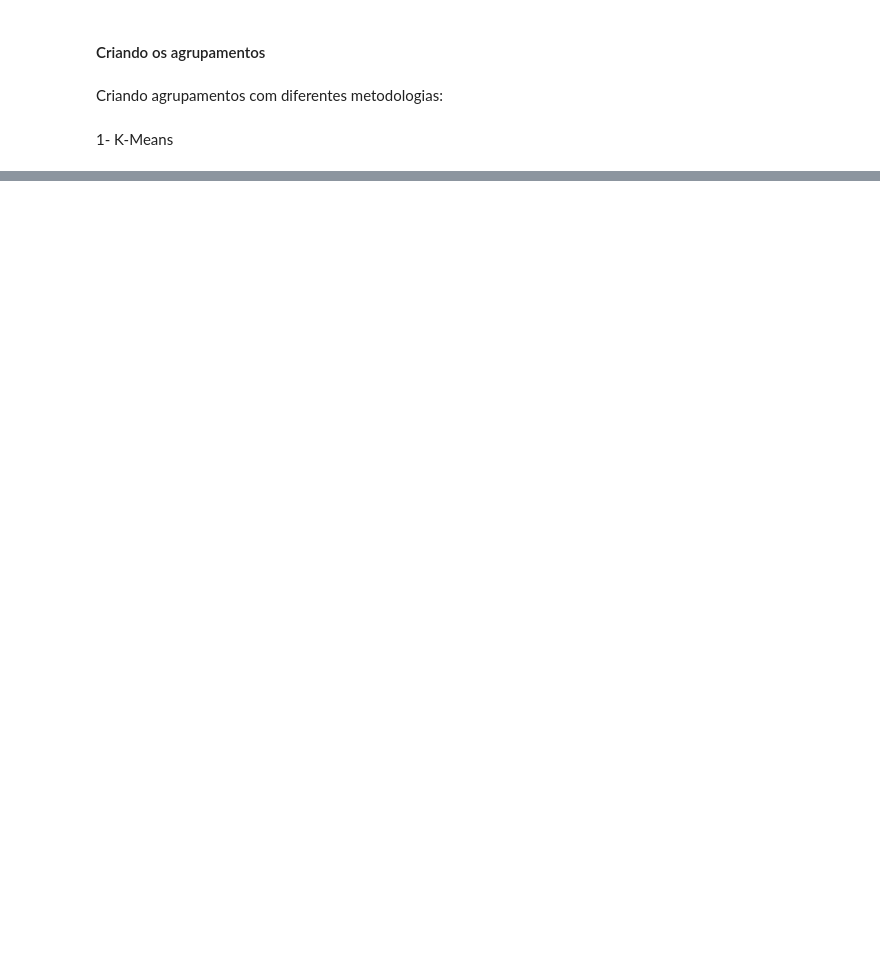
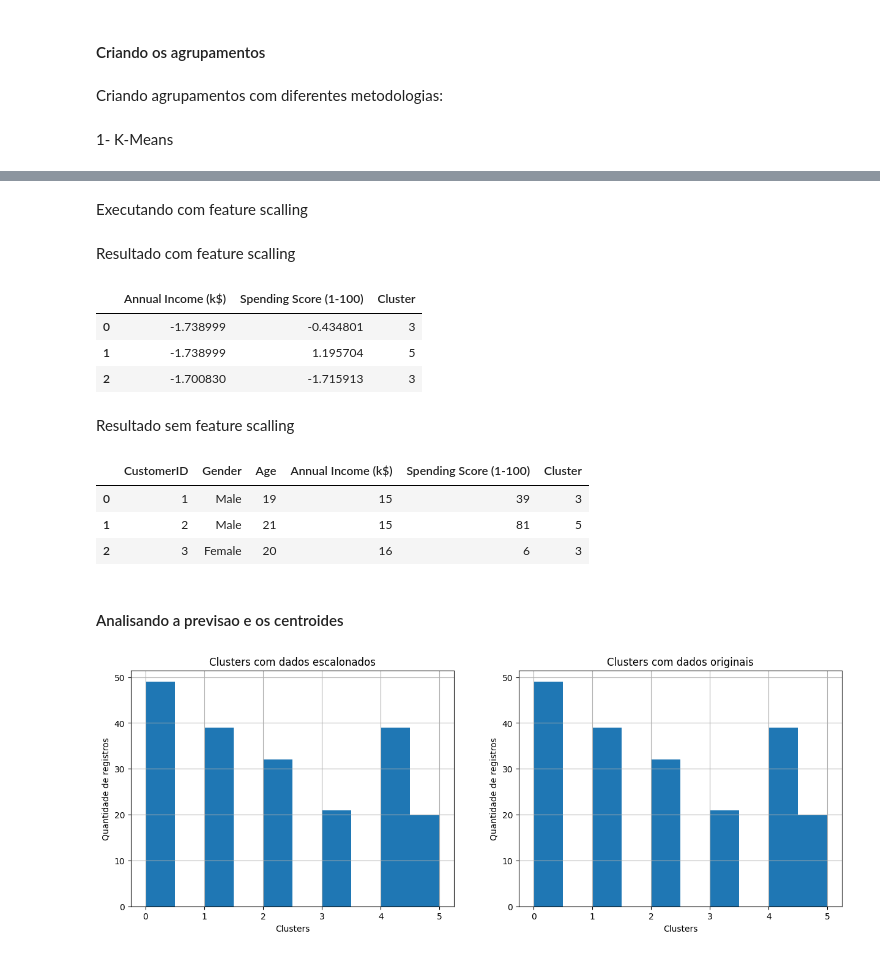
Before and after one commit to torvess/clusterizacao_consumidores_kmeans_Jun-2024, a Jupyter notebook: grupo_consumidores.ipynb, the cells around one changed output, grey strips where cells are left out. Saved outputs shown, nothing was run; the diff lists cells and outputs as text; code cells hidden in the pictures; blank space fills up the shorter version.

Commit message:
!git commit -m "Update grupo_consumidores.ipynb" !git push origin main

```diff
--- a/grupo_consumidores.ipynb
+++ b/grupo_consumidores.ipynb
@@ -117,0 +152,57 @@ Criando agrupamentos com diferentes metodologias:
+# %% [markdown]
+Executando com feature scalling
+# %%
+# Definindo o modelo de clusterização para dados escalonados. K-MEANS com 6 clusters (foi a quantidade de grupos identificados no pairplot)
+kmeans_escalonados = KMeans(n_clusters=6, random_state=0)
+
+# Implementando o kmeans nos dados escalonados
+kmeans.fit(dados_escalonados)
+
+# Salvando os centroides de cada cluster
+centroides_escalonados = kmeans.cluster_centers_
+
+# Salvando os labels de cada clusters
+kmeans_labels_escalonados = kmeans.predict(dados_escalonados)
+# %%
+# criando um df para os dados escalonados
+dados_escalonados = pd.DataFrame(dados_escalonados, columns=['Annual Income (k$)', 'Spending Score (1-100)'])
+# %% [markdown]
+Resultado com feature scalling
+# %%
+# incluindo uma coluna com a classificação dos clusters
+dados_escalonados['Cluster'] = kmeans_labels_escalonados
+dados_escalonados.head(3)
+# %% [output]
+|  | Annual Income (k$) | Spending Score (1-100) | Cluster |
+| 0 | -1.738999 | -0.434801 | 3 |
+| 1 | -1.738999 | 1.195704 | 5 |
+| 2 | -1.700830 | -1.715913 | 3 |
+# %% [markdown]
+Resultado sem feature scalling
+# %%
+# incluindo uma coluna com a classificação dos clusters
+dados['Cluster'] = kmeans_labels
+dados.head(3)
+# %% [output]
+|  | CustomerID | Gender | Age | Annual Income (k$) | Spending Score (1-100) | Cluster |
+| 0 | 1 | Male | 19 | 15 | 39 | 3 |
+| 1 | 2 | Male | 21 | 15 | 81 | 5 |
+| 2 | 3 | Female | 20 | 16 | 6 | 3 |
+# %% [markdown]
+#### Analisando a previsao e os centroides
+# %%
+fig, ax = plt.subplots(nrows=1, ncols=2, figsize=(15, 5))
+
+dados_escalonados['Cluster'].hist(ax=ax[0])
+ax[0].set_title('Clusters com dados escalonados')
+ax[0].set_xlabel('Clusters')
+ax[0].set_ylabel('Quantidade de registros')
+
+dados['Cluster'].hist(ax=ax[1])
+ax[1].set_title('Clusters com dados originais')
+ax[1].set_xlabel('Clusters')
+ax[1].set_ylabel('Quantidade de registros')
+
+plt.show()
+# %% [output]
+[figure, added]
```
Also changed, not shown: parts of 4 cells of this notebook.
